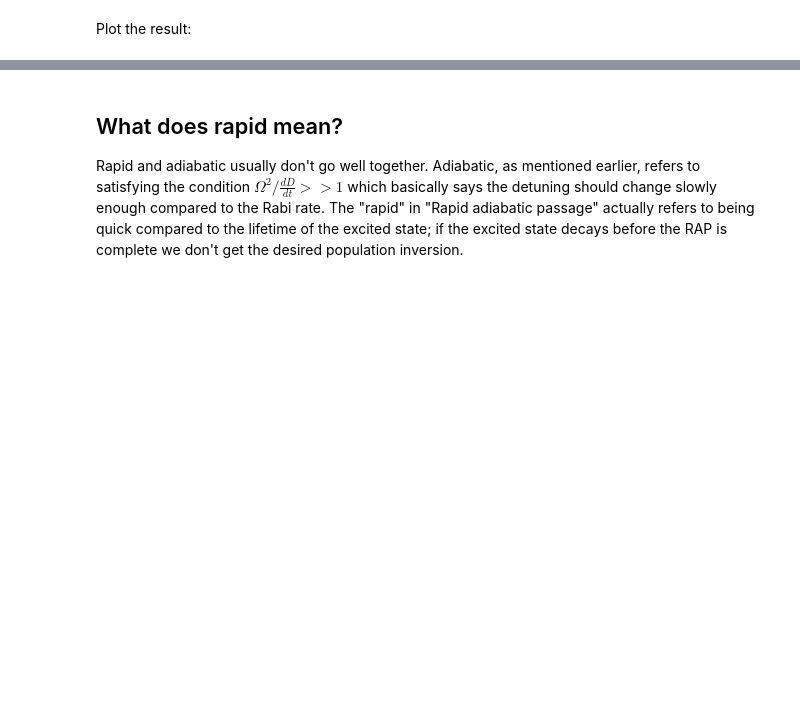
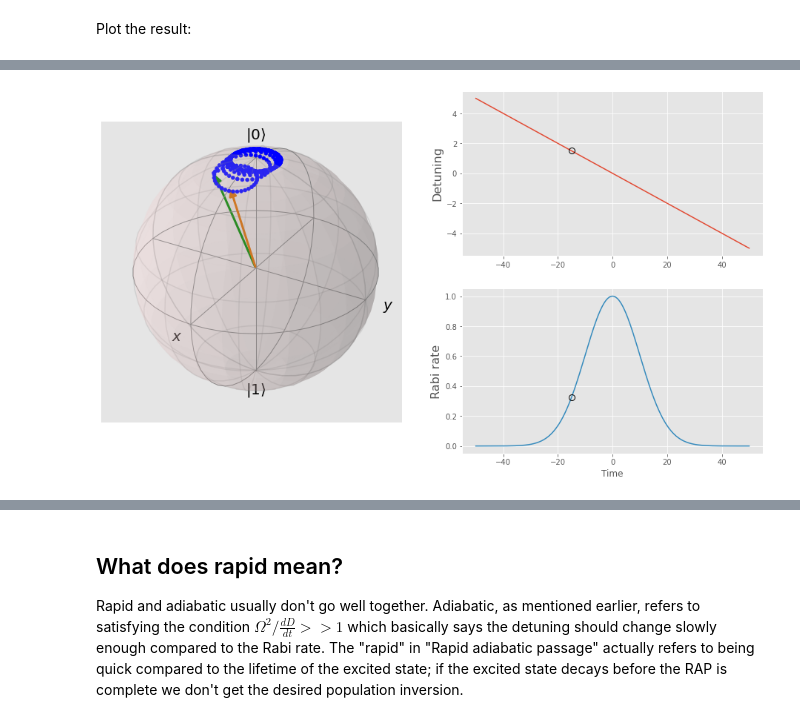
Before and after one commit to otimgren/toy-systems, a Jupyter notebook: examples/Rapid adiabatic passage in a 2-level system.ipynb, the cells around one changed output, grey strips where cells are left out. Drawn from its saved outputs; the diff is of its cells as text; code cells hidden in the pictures; blank space fills up the shorter version.

```diff
--- a/examples/Rapid adiabatic passage in a 2-level system.ipynb
+++ b/examples/Rapid adiabatic passage in a 2-level system.ipynb
@@ -163,0 +232,5 @@ ax2.legend(ln1+ln2, [l.get_label() for l in (ln1 + ln2)])
+# %%
+fig, _ = animate(350)
+fig
+# %% [output]
+[figure, added]
```
Also changed, not shown: parts of 11 cells of this notebook, 2 other files.
